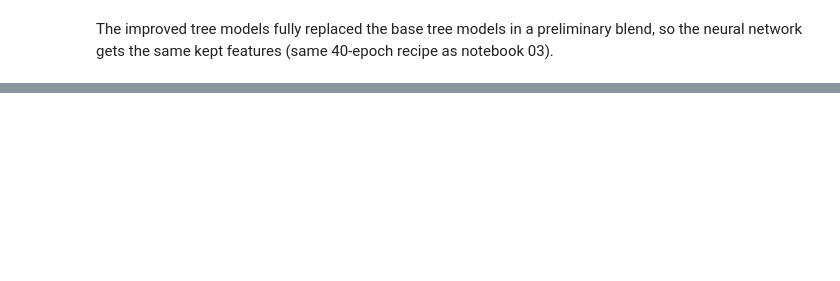
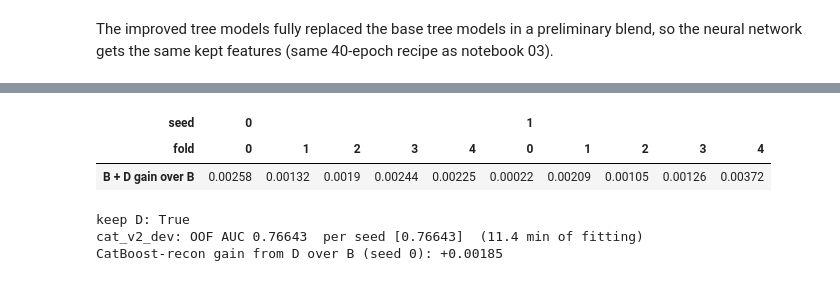
Before and after one commit to rh-97/gci_2026_competition_default_detection, a Jupyter notebook: notebooks/04_new_ideas.ipynb, the cells around one changed output, grey strips where cells are left out. Saved outputs shown, nothing was run; the diff lists cells and outputs as text; code cells hidden in the pictures; blank space fills up the shorter version.

```diff
--- a/notebooks/04_new_ideas.ipynb
+++ b/notebooks/04_new_ideas.ipynb
@@ -24,13 +25,13 @@ from functools import lru_cache
 import numpy as np
 import pandas as pd
 from sklearn.neighbors import NearestNeighbors
-from src.utils import load_features, auc
+from src.utils import load_features, auc, WORK
 from src.cv import run_cv, folds, median_iterations
 from src import models
 
 train, test, sets = load_features()
 y = train.TARGET.to_numpy().astype(int)
-BASE, RECON, PLUS = sets['base'], sets['base'] + sets['recon'], sets['plus']
+BASE, RECON, PLUS, PAIR = sets['base'], sets['base'] + sets['recon'], sets['plus'], sets['pair']
 LGB_PARAMS = dict(num_leaves=21, min_child_samples=89, colsample_bytree=0.685, subsample=0.962, subsample_freq=1,
                   reg_lambda=2.13, reg_alpha=3.69)
 CAT_PARAMS = dict(depth=5, l2_leaf_reg=8, random_strength=0.5)
@@ -51,6 +52,32 @@ def repeat_features(keys_lab, y_lab, keys_query, query_is_labelled):
     if query_is_labelled is not None:              # remove the row's own label
         n, s = n - 1, s - query_is_labelled
     return pd.DataFrame({'REPEAT_LABELLED': n, 'REPEAT_DEFAULTS': s, 'REPEAT_RATE': np.where(n > 0, s / np.maximum(n, 1), np.nan)})
+
+
+EDGES = pd.read_parquet(WORK / 'pairs.parquet')       # same-person pairs from notebook 02 (row numbers: train, then test)
+Y_ALL = np.r_[y, np.full(len(test), np.nan)]
+
+
+def person_features(labelled_rows):
+    """Labels of the *other* applications of the same person that are in `labelled_rows` (D).
+
+    Pairs never link a row to itself, so a training row cannot see its own label.
+    Missing (NaN) means the row has no such labelled application."""
+    labelled = np.zeros(len(Y_ALL), bool)
+    labelled[labelled_rows] = True
+    e = EDGES[labelled[EDGES.m.to_numpy()]].assign(ym=lambda d: Y_ALL[d.m.to_numpy()])
+    F = pd.DataFrame(index=range(len(Y_ALL)))
+    g = e.groupby('r').ym
+    F['PERSON_LABELLED'], F['PERSON_DEFAULTS'] = g.size(), g.sum()
+    F[['PERSON_LABELLED', 'PERSON_DEFAULTS']] = F[['PERSON_LABELLED', 'PERSON_DEFAULTS']].fillna(0)
+    F['PERSON_RATE'] = np.where(F.PERSON_LABELLED > 0, F.PERSON_DEFAULTS / F.PERSON_LABELLED.clip(lower=1), np.nan)
+    for name, part in [('LATER', e[e.m_later]), ('EARLIER', e[e.m_earlier])]:
+        F[f'PERSON_DEFAULTS_{name}'] = part.groupby('r').ym.sum()
+        F[f'PERSON_LABELLED_{name}'] = part.groupby('r').ym.size()
+    F['PERSON_DEFAULTS_DUPLICATE'] = e[e.duplicate].groupby('r').ym.sum()
+    F['PERSON_DEFAULTS_ALL_4_MATCH'] = e[e.n_match >= 4].groupby('r').ym.sum()
+    F['PERSON_GAP_TO_DEFAULT'] = e[e.ym == 1].groupby('r').gap.min()
+    return F
 
 
 def knn_space(df):
@@ -95,6 +122,9 @@ def label_features(seed, fold):
         r = repeat_features(keys.iloc[tr], y[tr], query_keys, labelled)
         k = knn_features(SPACE_TRAIN[tr], y[tr], space, self_)
         parts.append(pd.concat([r, k], axis=1))
+    person = person_features(tr)
+    for i, rows in enumerate([tr, va, np.arange(len(train), len(Y_ALL))]):
+        parts[i] = pd.concat([parts[i], person.iloc[rows].reset_index(drop=True)], axis=1)
     return parts
 
 
@@ -109,6 +139,7 @@ def augmented(columns, extra):
 
 REPEAT = ['REPEAT_LABELLED', 'REPEAT_DEFAULTS', 'REPEAT_RATE']
 NEIGHBOUR = [f'NEIGHBOUR_RATE_{k}' for k in KS]
+PERSON = list(person_features(np.arange(len(train))).columns)
 # %% [markdown]
 Quick look before modelling: do the new label features separate defaulters on their own (seed 0, fold 0)?
 # %%
@@ -246,0 +288,8 @@ tabm_new: OOF AUC 0.76515  per seed [0.76185, 0.76031, 0.76137]  (373.9 min of f
+# %%
+d_dev = lgb_run('lgb_person_dev', BASE + PAIR, REPEAT + PERSON)
+d_only_pairs = lgb_run('lgb_pair_cols_dev', BASE + PAIR, REPEAT)      # label-free pair columns alone, for reference
+b_dev = screen['B  repeat-applicant history']
+round2 = pd.DataFrame({name: dict(auc=i['auc'], gain_vs_B=i['auc'] - b_dev['auc'], gain_vs_control=i['auc'] - control,
+                                  seed0=i['seed_auc'][0], seed1=i['seed_auc'][1])
+                       for name, i in {'B (kept)': b_dev, 'B + pair columns': d_only_pairs, 'B + D (pair columns + same-person labels)': d_dev}.items()}).T
+round2.round(5)
@@ -246,0 +303,19 @@ tabm_new: OOF AUC 0.76515  per seed [0.76185, 0.76031, 0.76137]  (373.9 min of f
+# %%
+pd.DataFrame({'B + D gain over B': fold_gain(d_dev) - fold_gain(b_dev)}).round(5).T
+# %% [output]
+| seed | 0 |  |  |  |  | 1 |  |  |  |  |
+| fold | 0 | 1 | 2 | 3 | 4 | 0 | 1 | 2 | 3 | 4 |
+| B + D gain over B | 0.00258 | 0.00132 | 0.0019 | 0.00244 | 0.00225 | 0.00022 | 0.00209 | 0.00105 | 0.00126 | 0.00372 |
+# %%
+keep_d = d_dev['auc'] - b_dev['auc'] >= 0.0002
+print('keep D:', keep_d)
+V2_EXTRA = REPEAT + PERSON
+cols_v2 = RECON + PAIR
+if keep_d:
+    _, _, cat_v2_dev = run_cv('cat_v2_dev', models.catboost(CAT_PARAMS), train[cols_v2], y, test[cols_v2],
+                              augment=augmented(cols_v2, V2_EXTRA), config=dict(params=CAT_PARAMS, extra=V2_EXTRA))
+    print(f'CatBoost-recon gain from D over B (seed 0): {cat_v2_dev["auc"] - cat_new_dev["auc"]:+.5f}')
+# %% [output]
+keep D: True
+cat_v2_dev: OOF AUC 0.76643  per seed [0.76643]  (11.4 min of fitting)
+CatBoost-recon gain from D over B (seed 0): +0.00185
```
Also changed, not shown: parts of 9 cells of this notebook, 8 other files.
